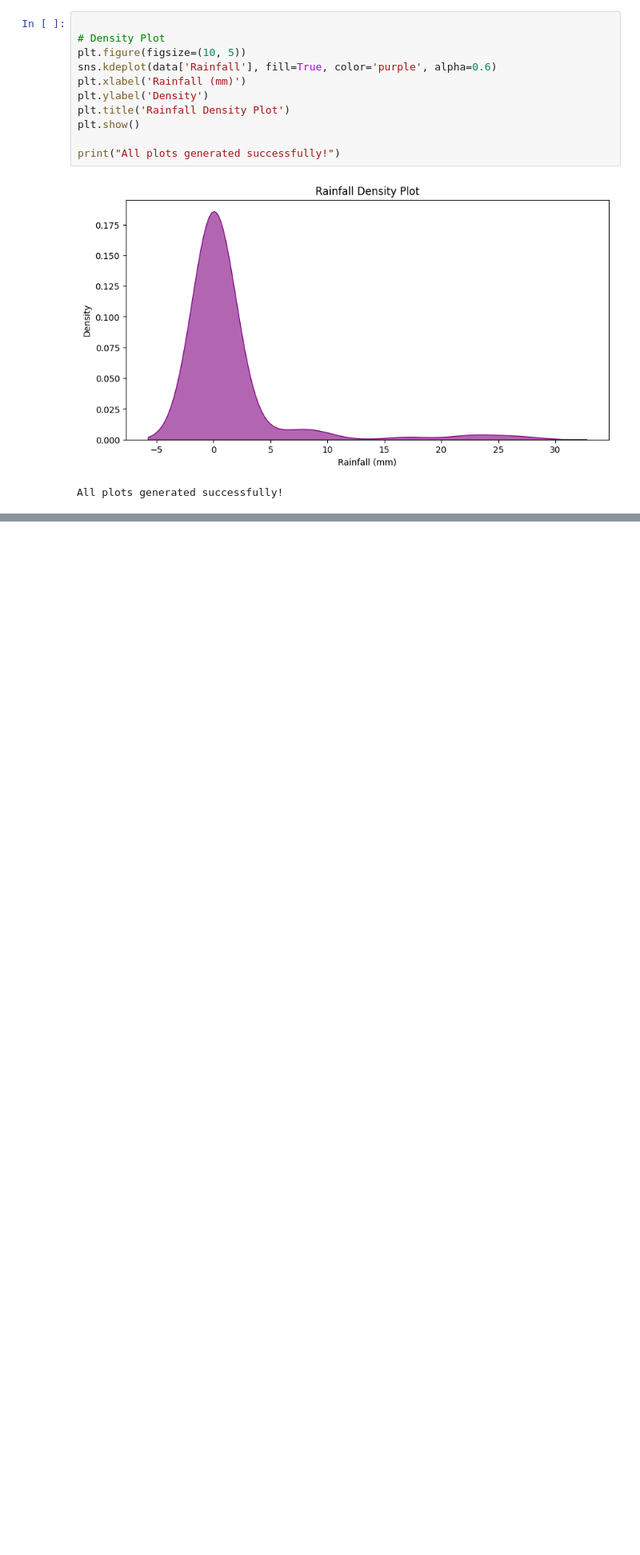
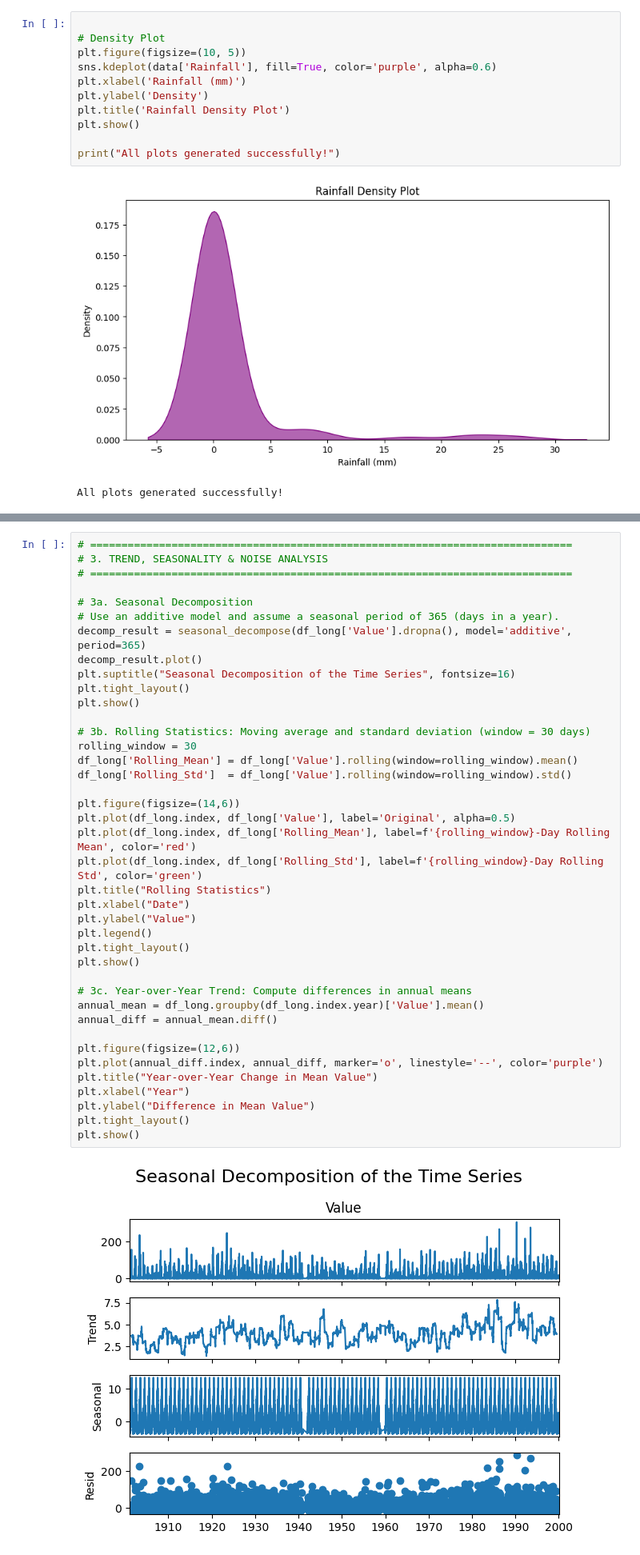
Before and after one commit to uditbaliyan/ISSA, a Jupyter notebook: research_nb/fid.ipynb, the cells around one changed output, grey strips where cells are left out. Shown at 80% size. Cells and saved outputs as stored; diff of their text form; blank space fills up the shorter version.

```diff
--- a/research_nb/fid.ipynb
+++ b/research_nb/fid.ipynb
@@ -93,0 +191,42 @@ All plots generated successfully!
+# %%
+# =============================================================================
+# 3. TREND, SEASONALITY & NOISE ANALYSIS
+# =============================================================================
+
+# 3a. Seasonal Decomposition
+# Use an additive model and assume a seasonal period of 365 (days in a year).
+decomp_result = seasonal_decompose(df_long['Value'].dropna(), model='additive', period=365)
+decomp_result.plot()
+plt.suptitle("Seasonal Decomposition of the Time Series", fontsize=16)
+plt.tight_layout()
+plt.show()
+
+# 3b. Rolling Statistics: Moving average and standard deviation (window = 30 days)
+rolling_window = 30
+df_long['Rolling_Mean'] = df_long['Value'].rolling(window=rolling_window).mean()
+df_long['Rolling_Std']  = df_long['Value'].rolling(window=rolling_window).std()
+
+plt.figure(figsize=(14,6))
+plt.plot(df_long.index, df_long['Value'], label='Original', alpha=0.5)
+plt.plot(df_long.index, df_long['Rolling_Mean'], label=f'{rolling_window}-Day Rolling Mean', color='red')
+plt.plot(df_long.index, df_long['Rolling_Std'], label=f'{rolling_window}-Day Rolling Std', color='green')
+plt.title("Rolling Statistics")
+plt.xlabel("Date")
+plt.ylabel("Value")
+plt.legend()
+plt.tight_layout()
+plt.show()
+
+# 3c. Year-over-Year Trend: Compute differences in annual means
+annual_mean = df_long.groupby(df_long.index.year)['Value'].mean()
+annual_diff = annual_mean.diff()
+
+plt.figure(figsize=(12,6))
+plt.plot(annual_diff.index, annual_diff, marker='o', linestyle='--', color='purple')
+plt.title("Year-over-Year Change in Mean Value")
+plt.xlabel("Year")
+plt.ylabel("Difference in Mean Value")
+plt.tight_layout()
+plt.show()
+# %% [output]
+[figure, added]
```
Also changed, not shown: parts of 6 cells of this notebook, 54 other files.
